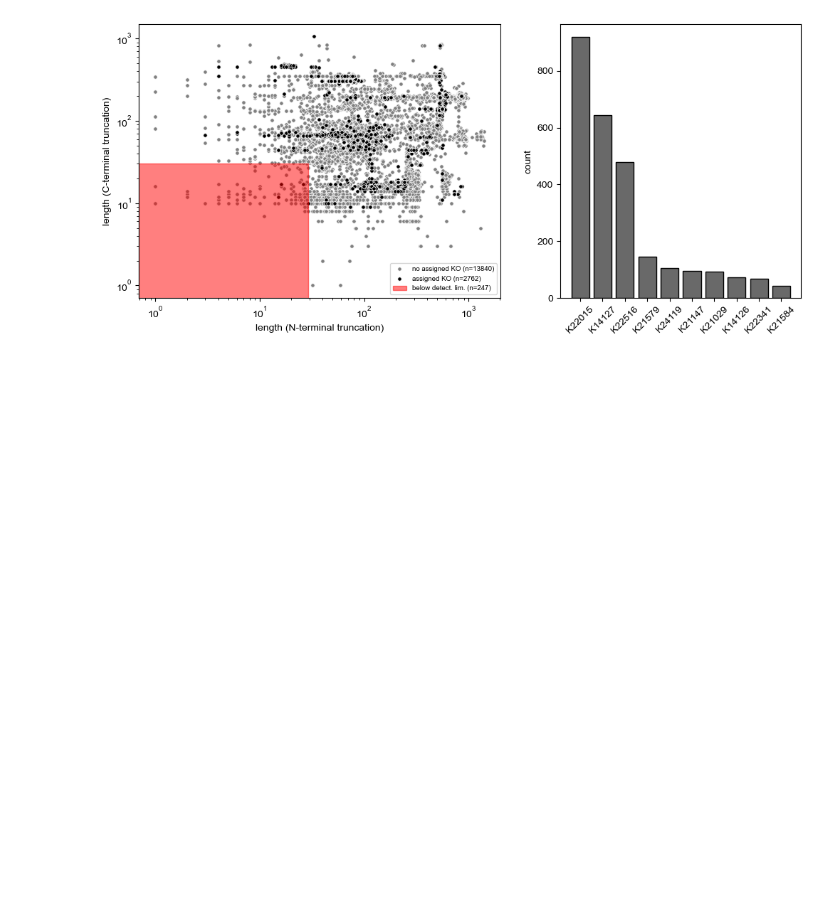
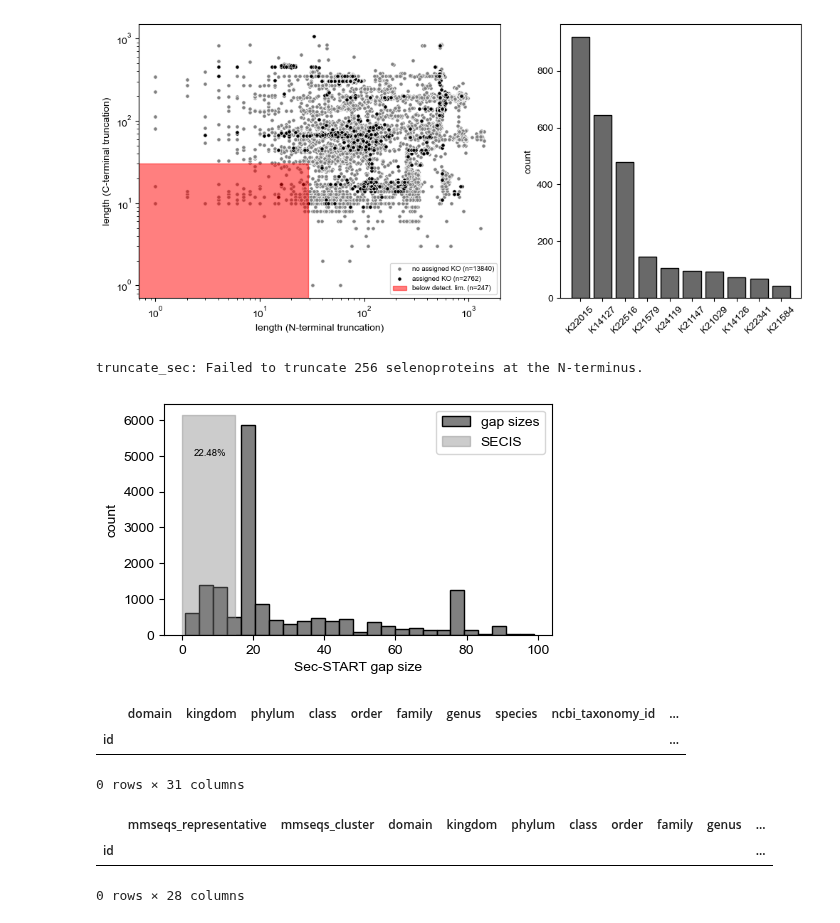
Before and after one commit to pipparichter/selenobot, a Jupyter notebook: notebooks/datasets.ipynb, the cells around one changed output. Saved outputs shown, nothing was run; the diff lists cells and outputs as text; code cells hidden in the pictures; blank space fills up the shorter version.

```diff
--- a/notebooks/datasets.ipynb
+++ b/notebooks/datasets.ipynb
@@ -151,6 +151,45 @@ figure_1(metadata_sec_df)
 truncate_sec: Failed to truncate 11 selenoproteins at the N-terminus.
 truncate_sec: Failed to truncate 0 selenoproteins at the C-terminus.
 [figure]
+# %%
+# I am also curious about how much distance between the U residue and next possible start there tends to be in the case of N-terminal truncation.
+
+allowed_starts = ['M', 'V', 'L']
+metadata_sec_trunc_n_df = truncate_sec(metadata_sec_df, terminus='n', drop_failures=True, allowed_starts=allowed_starts, min_length=30)
+metadata_sec_trunc_n_df['start_amino_acid'] = metadata_sec_trunc_n_df.seq.apply(lambda s : s[0])
+
+# With no gap, trunc_size = sec_index_c.
+sec_to_start_sizes = metadata_sec_trunc_n_df.trunc_size - metadata_sec_trunc_n_df.sec_index_c
+max_sec_to_start_size = 100
+# Based on this https://academic.oup.com/nar/article/31/8/2234/1089166, it seems that SECIS may be picked up in the embedding when gaps are smaller than ~50 bp,
+# which would be about 16 amino acids.
+secis_boundary = 16
+
+
+fig, ax = plt.subplots(figsize=(5, 3))
+
+ax.hist(sec_to_start_sizes[sec_to_start_sizes < max_sec_to_start_size], bins=25, color='gray', edgecolor='black', label='gap sizes')
+ax.fill_between(np.arange(secis_boundary), ax.get_ylim()[-1], color='gray', alpha=0.4, label='SECIS')
+ax.text(secis_boundary / 2, 5000, f'{(sec_to_start_sizes < secis_boundary).sum() / len(sec_to_start_sizes) * 100:.2f}%', ha='center', fontsize='x-small')
+ax.legend()
+ax.set_xlabel('Sec-START gap size')
+ax.set_ylabel('count')
+
+plt.show()
+metadata_sec_trunc_n_df.start_amino_acid.value_counts()
+metadata_sec_trunc_n_df[~metadata_sec_trunc_n_df.start_amino_acid.isin(['M', 'V'])]
+# %% [output]
+truncate_sec: Failed to truncate 256 selenoproteins at the N-terminus.
+[figure, added]
+|  | domain | kingdom | phylum | class | order | family | genus | species | ncbi_taxonomy_id | ... |
+| id |  |  |  |  |  |  |  |  |  | ... |
+0 rows × 31 columns
+# %%
+metadata_3c_df[(metadata_2c_df.label == 1) & metadata_sec_trunc_n_df.trunc_size.isnull()]
+# %% [output]
+|  | mmseqs_representative | mmseqs_cluster | domain | kingdom | phylum | class | order | family | genus | ... |
+| id |  |  |  |  |  |  |  |  |  | ... |
+0 rows × 28 columns
 # %%
 def figure_2(metadata_df:dict, path:str='../figures/datasets-figure_2.png'):
     '''Illustrating the composition of each split dataset.'''
```
Also changed, not shown: parts of 4 cells of this notebook, 13 other files.
